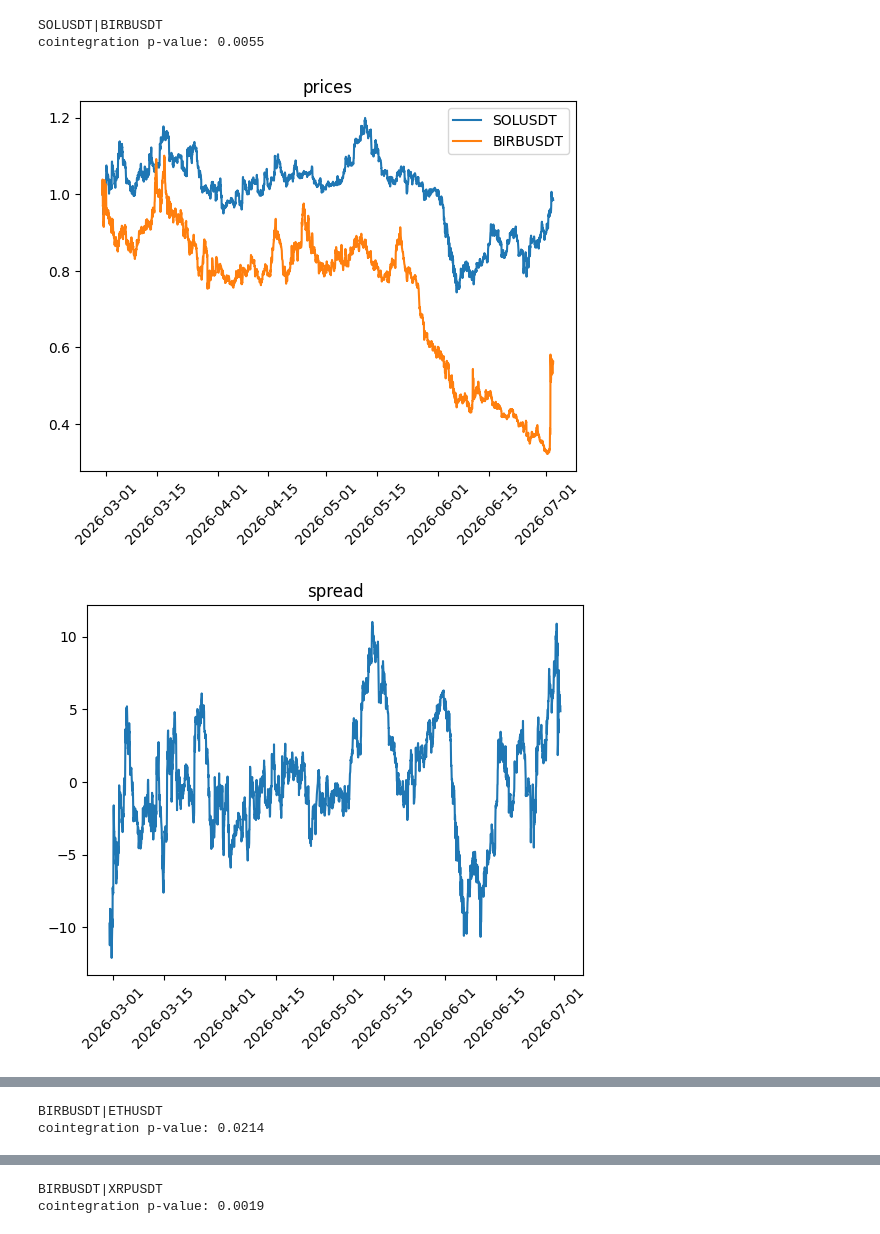
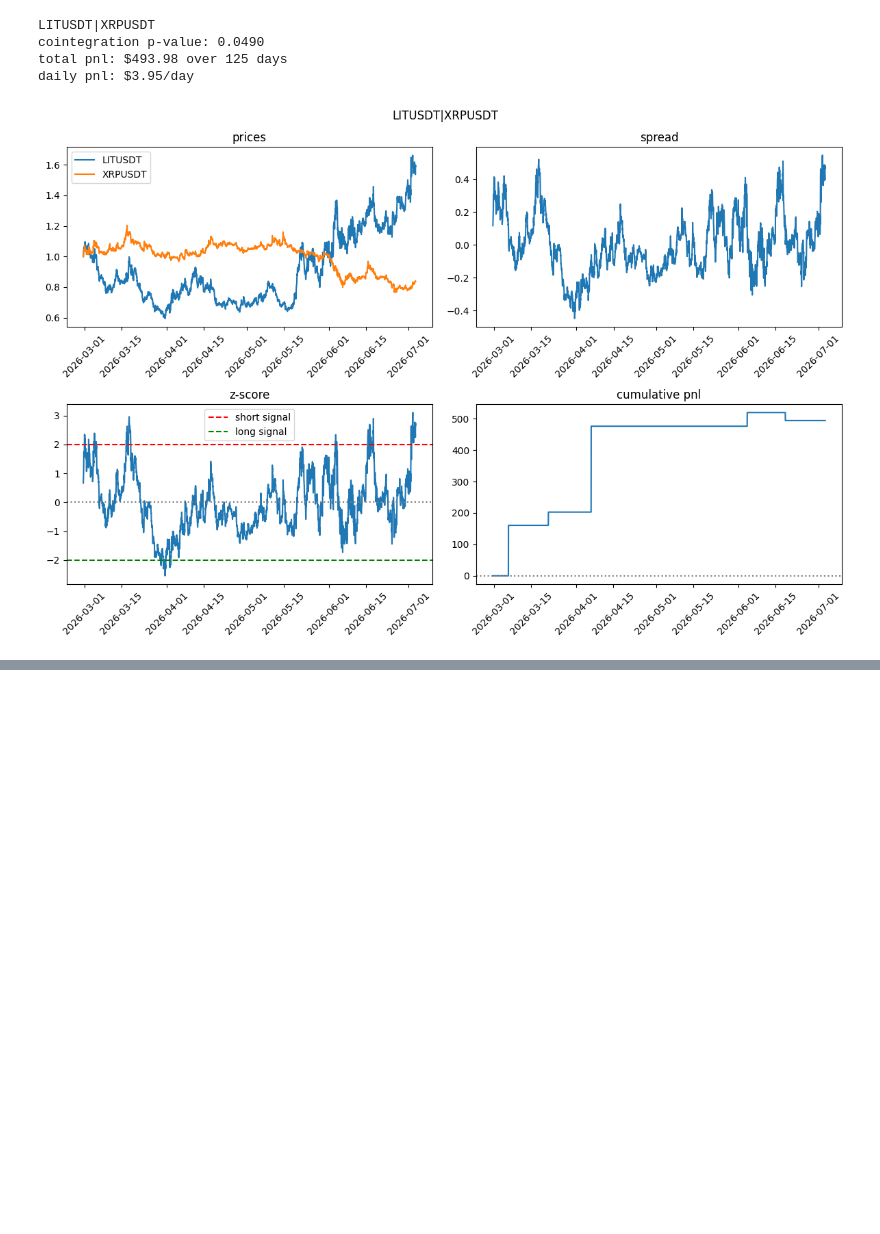
Before and after one commit to rayylii/crypto-stat-arb, a Jupyter notebook: analysis.ipynb, the cells around one changed output, grey strips where cells are left out. Saved outputs shown, nothing was run; the diff lists cells and outputs as text; code cells hidden in the pictures; blank space fills up the shorter version.

```diff
--- a/analysis.ipynb
+++ b/analysis.ipynb
@@ -5,6 +5,9 @@ import requests
 from statsmodels.tsa.stattools import coint
 import matplotlib.pyplot as plt
 import time
+# %%
+FEE_RATE = 0.001
+CAPITAL = 1_000 # $1000 per side, $2000 per trade
 # %%
 def get_historical_data(symbol, interval='60', num_candles=3000):
     # docs: https://bybit-exchange.github.io/docs/v5/market/kline
@@ -133,14 +184,14 @@ print(tickers_filt[:50])
 # %%
-data = {}
+data_filt = {}
 for ticker in tickers_filt:
-    data[ticker] = get_historical_data(ticker)
+    data_filt[ticker] = get_historical_data(ticker)
 
 results = []
 for i, a in enumerate(tickers_filt):
     for j, b in enumerate(tickers_filt):
         if j > i:
-            n = min(len(data[a]), len(data[b]))
-            _, pvalue, _ = coint(data[a]['close'].iloc[:n], data[b]['close'].iloc[:n])
+            n = min(len(data_filt[a]), len(data_filt[b]))
+            _, pvalue, _ = coint(data_filt[a]['close'].iloc[:n], data_filt[b]['close'].iloc[:n])
             results.append([a, b, pvalue])
 
 results_df = pd.DataFrame(results, columns=['ticker_a', 'ticker_b', 'pvalue'])
@@ -197,14 +248,14 @@ print(tickers_liquid)
 # %%
-data = {}
+data_liquid = {}
 for ticker in tickers_liquid:
-    data[ticker] = get_historical_data(ticker)
+    data_liquid[ticker] = get_historical_data(ticker)
 
 results_liquid = []
 for i, a in enumerate(tickers_liquid):
     for j, b in enumerate(tickers_liquid):
         if j > i:
-            n = min(len(data[a]), len(data[b]))
-            _, pvalue, _ = coint(data[a]['close'].iloc[:n], data[b]['close'].iloc[:n])
+            n = min(len(data_liquid[a]), len(data_liquid[b]))
+            _, pvalue, _ = coint(data_liquid[a]['close'].iloc[:n], data_liquid[b]['close'].iloc[:n])
             results_liquid.append([a, b, pvalue])
 
 results_liquid_df = pd.DataFrame(results_liquid, columns=['ticker_a', 'ticker_b', 'pvalue'])
@@ -223,9 +269,10 @@ print(strong.to_string())
 # %%
 for ticker_a, ticker_b in zip(strong['ticker_a'], strong['ticker_b']):
     print(f"{ticker_a}|{ticker_b}")
-    analyse_pair(ticker_a, ticker_b)
+    analyse_pair(ticker_a, ticker_b, data_liquid)
 # %% [output]
-SOLUSDT|BIRBUSDT
-cointegration p-value: 0.0055
+LITUSDT|XRPUSDT
+cointegration p-value: 0.0490
+total pnl: $493.98 over 125 days
+daily pnl: $3.95/day
-[figure, old version]
+[figure, new version]
-[figure, removed]
@@ -233,2 +278,0 @@ cointegration p-value: 0.0055
-BIRBUSDT|ETHUSDT
-cointegration p-value: 0.0214
@@ -238,2 +278,0 @@ cointegration p-value: 0.0214
-BIRBUSDT|XRPUSDT
-cointegration p-value: 0.0019
```
Also changed, not shown: parts of 12 cells of this notebook.
